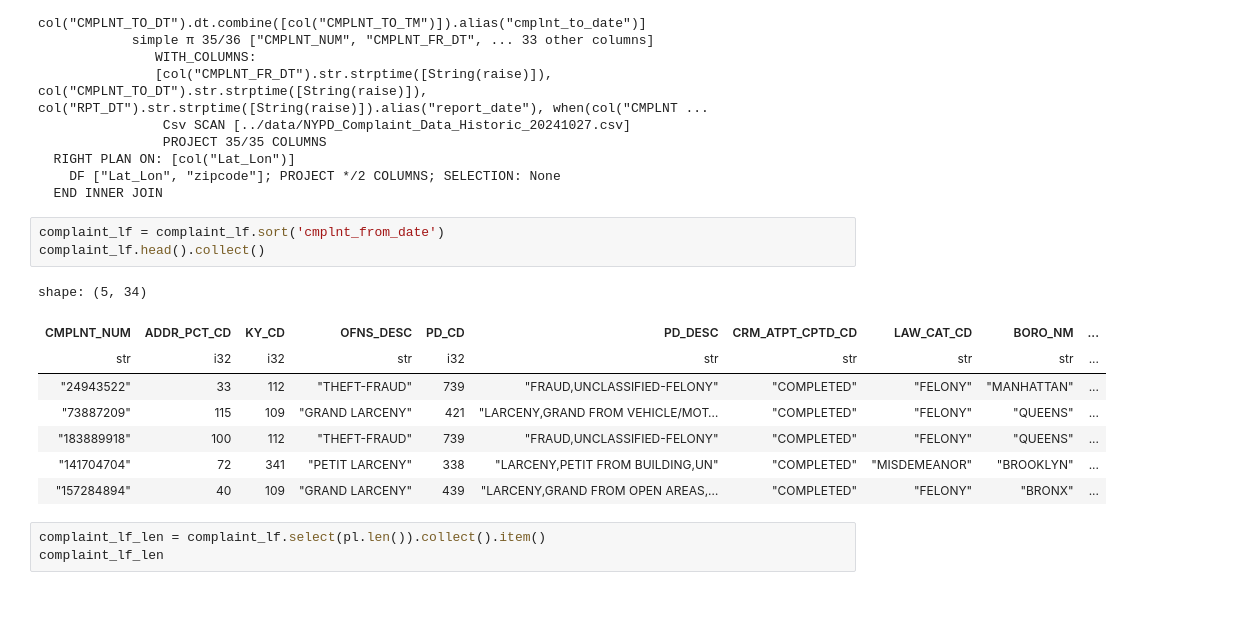
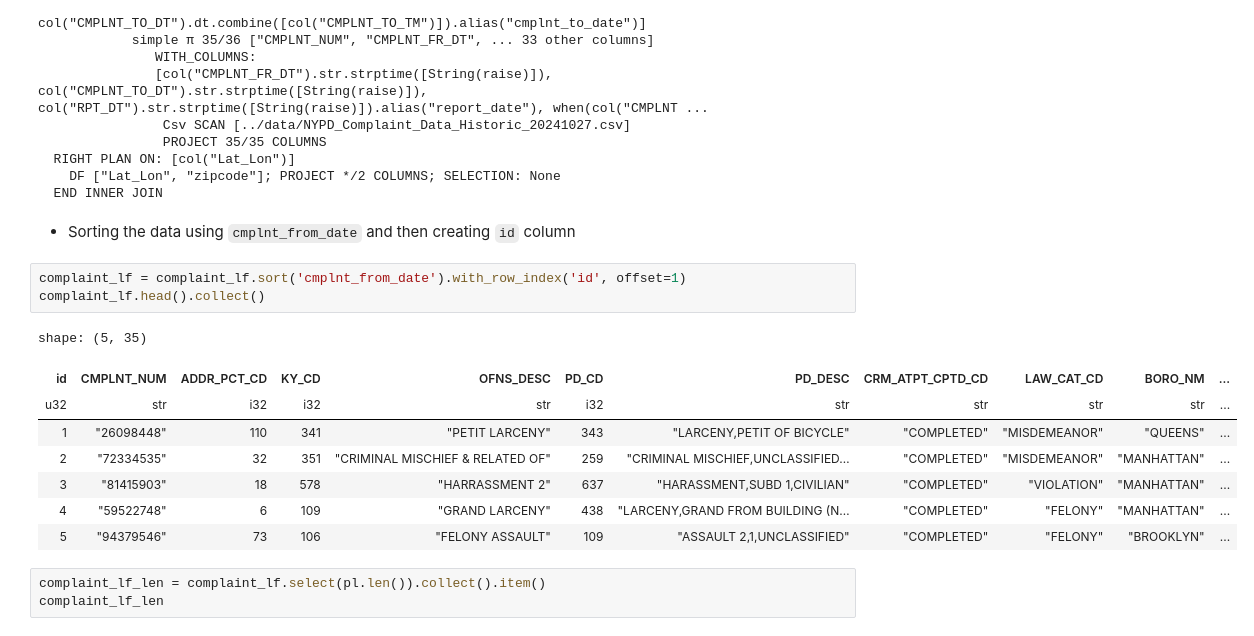
Before and after one commit to vinay-ram1999/NYC-SDoH, a Jupyter notebook: src/NYPD-Complaint-Data-to-DB.ipynb, the cells around one changed output. Drawn from its saved outputs; the diff is of its cells as text; blank space fills up the shorter version.

```diff
--- a/src/NYPD-Complaint-Data-to-DB.ipynb
+++ b/src/NYPD-Complaint-Data-to-DB.ipynb
@@ -346,18 +362,20 @@ print(complaint_lf.explain(format='plain'))
   RIGHT PLAN ON: [col("Lat_Lon")]
     DF ["Lat_Lon", "zipcode"]; PROJECT */2 COLUMNS; SELECTION: None
   END INNER JOIN
+# %% [markdown]
+* Sorting the data using `cmplnt_from_date` and then creating `id` column
 # %%
-complaint_lf = complaint_lf.sort('cmplnt_from_date')
+complaint_lf = complaint_lf.sort('cmplnt_from_date').with_row_index('id', offset=1)
 complaint_lf.head().collect()
 # %% [output]
-shape: (5, 34)
+shape: (5, 35)
-| CMPLNT_NUM | ADDR_PCT_CD | KY_CD | OFNS_DESC | PD_CD | PD_DESC | CRM_ATPT_CPTD_CD | LAW_CAT_CD | BORO_NM | ... |
-| str | i32 | i32 | str | i32 | str | str | str | str | ... |
-| "24943522" | 33 | 112 | "THEFT-FRAUD" | 739 | "FRAUD,UNCLASSIFIED-FELONY" | "COMPLETED" | "FELONY" | "MANHATTAN" | ... |
-| "73887209" | 115 | 109 | "GRAND LARCENY" | 421 | "LARCENY,GRAND FROM VEHICLE/MOT… | "COMPLETED" | "FELONY" | "QUEENS" | ... |
-| "183889918" | 100 | 112 | "THEFT-FRAUD" | 739 | "FRAUD,UNCLASSIFIED-FELONY" | "COMPLETED" | "FELONY" | "QUEENS" | ... |
-| "141704704" | 72 | 341 | "PETIT LARCENY" | 338 | "LARCENY,PETIT FROM BUILDING,UN" | "COMPLETED" | "MISDEMEANOR" | "BROOKLYN" | ... |
-| "157284894" | 40 | 109 | "GRAND LARCENY" | 439 | "LARCENY,GRAND FROM OPEN AREAS,… | "COMPLETED" | "FELONY" | "BRONX" | ... |
+| id | CMPLNT_NUM | ADDR_PCT_CD | KY_CD | OFNS_DESC | PD_CD | PD_DESC | CRM_ATPT_CPTD_CD | LAW_CAT_CD | BORO_NM | ... |
+| u32 | str | i32 | i32 | str | i32 | str | str | str | str | ... |
+| 1 | "26098448" | 110 | 341 | "PETIT LARCENY" | 343 | "LARCENY,PETIT OF BICYCLE" | "COMPLETED" | "MISDEMEANOR" | "QUEENS" | ... |
+| 2 | "72334535" | 32 | 351 | "CRIMINAL MISCHIEF & RELATED OF" | 259 | "CRIMINAL MISCHIEF,UNCLASSIFIED… | "COMPLETED" | "MISDEMEANOR" | "MANHATTAN" | ... |
+| 3 | "81415903" | 18 | 578 | "HARRASSMENT 2" | 637 | "HARASSMENT,SUBD 1,CIVILIAN" | "COMPLETED" | "VIOLATION" | "MANHATTAN" | ... |
+| 4 | "59522748" | 6 | 109 | "GRAND LARCENY" | 438 | "LARCENY,GRAND FROM BUILDING (N… | "COMPLETED" | "FELONY" | "MANHATTAN" | ... |
+| 5 | "94379546" | 73 | 106 | "FELONY ASSAULT" | 109 | "ASSAULT 2,1,UNCLASSIFIED" | "COMPLETED" | "FELONY" | "BROOKLYN" | ... |
 # %%
 complaint_lf_len = complaint_lf.select(pl.len()).collect().item()
 complaint_lf_len
```
Also changed, not shown: parts of 7 cells of this notebook, 2 other files.
